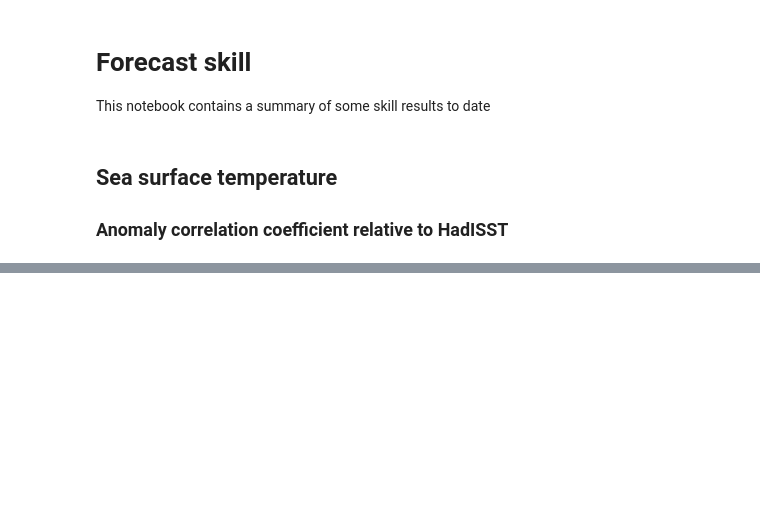
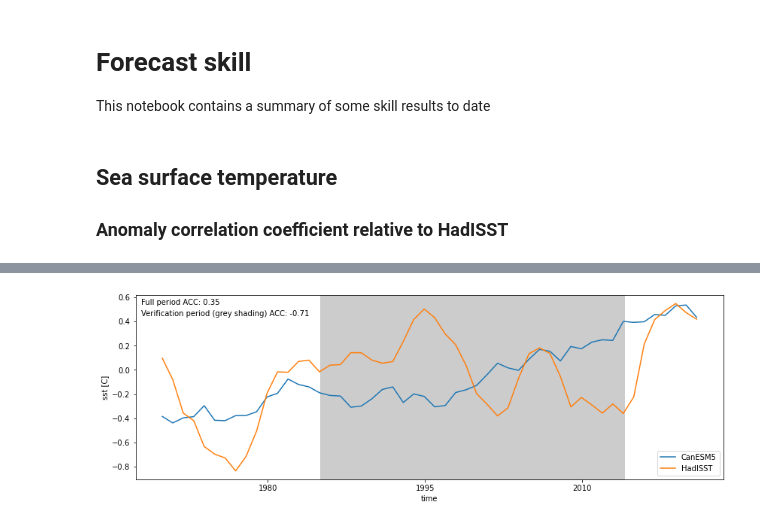
Before and after one commit to dougiesquire/CAFE-f6_documentation, a Jupyter notebook: notebooks/exploratory/forecast_assessment.ipynb, the cells around one changed output, grey strips where cells are left out. Saved outputs shown, nothing was run; the diff lists cells and outputs as text; code cells hidden in the pictures; blank space fills up the shorter version.

```diff
--- a/notebooks/exploratory/forecast_assessment.ipynb
+++ b/notebooks/exploratory/forecast_assessment.ipynb
@@ -90,0 +147,34 @@ _ = plot.skill_maps(
+# %%
+fig, ax = plt.subplots(figsize=(14, 4.5))
+
+hcst.plot(label="CanESM5")
+obsv.plot(label="HadISST")
+ylim = plt.gca().get_ylim()
+plt.fill_between(
+    [cftime.datetime(1985, 1, 1), cftime.datetime(2014, 1, 1)],
+    [ylim[0], ylim[0]],
+    [ylim[1], ylim[1]],
+    color=[0.8, 0.8, 0.8],
+)
+plt.gca().set_ylim(ylim)
+plt.title("")
+plt.legend(loc="lower right")
+
+plt.text(
+    0.01,
+    0.98,
+    f"Full period ACC: {acc_full_period:.2f}",
+    horizontalalignment="left",
+    verticalalignment="top",
+    transform=ax.transAxes,
+)
+_ = plt.text(
+    0.01,
+    0.92,
+    f"Verification period (grey shading) ACC: {acc_verif_period:.2f}",
+    horizontalalignment="left",
+    verticalalignment="top",
+    transform=ax.transAxes,
+)
+# %% [output]
+[figure, added]
```
Also changed, not shown: parts of 8 cells of this notebook, 6 other files.
